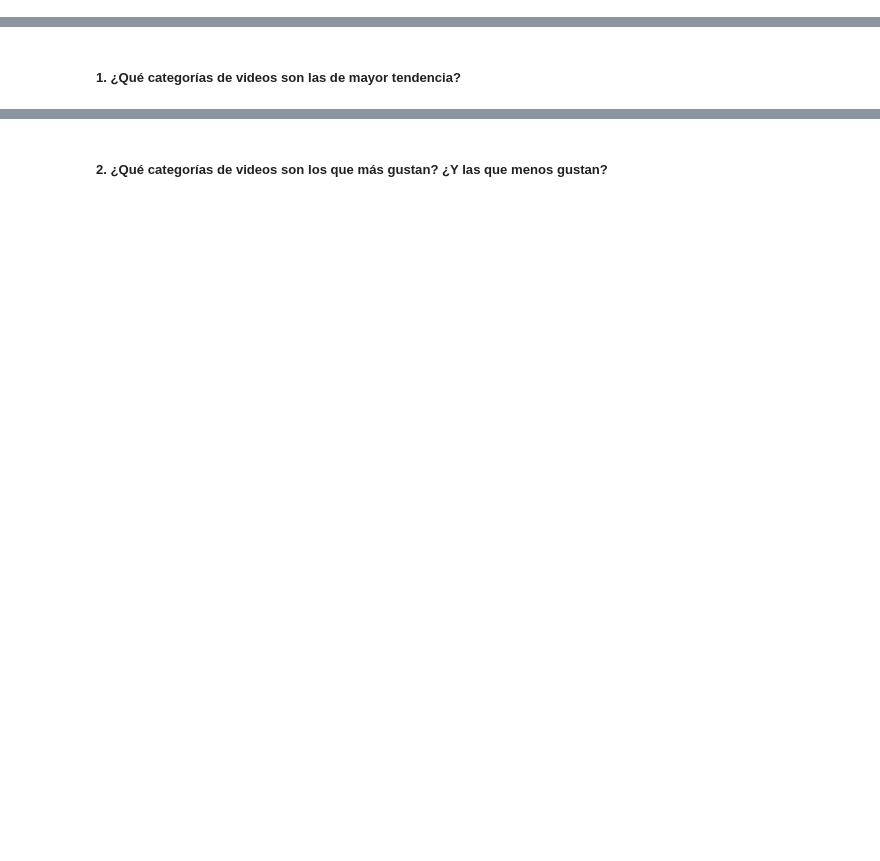
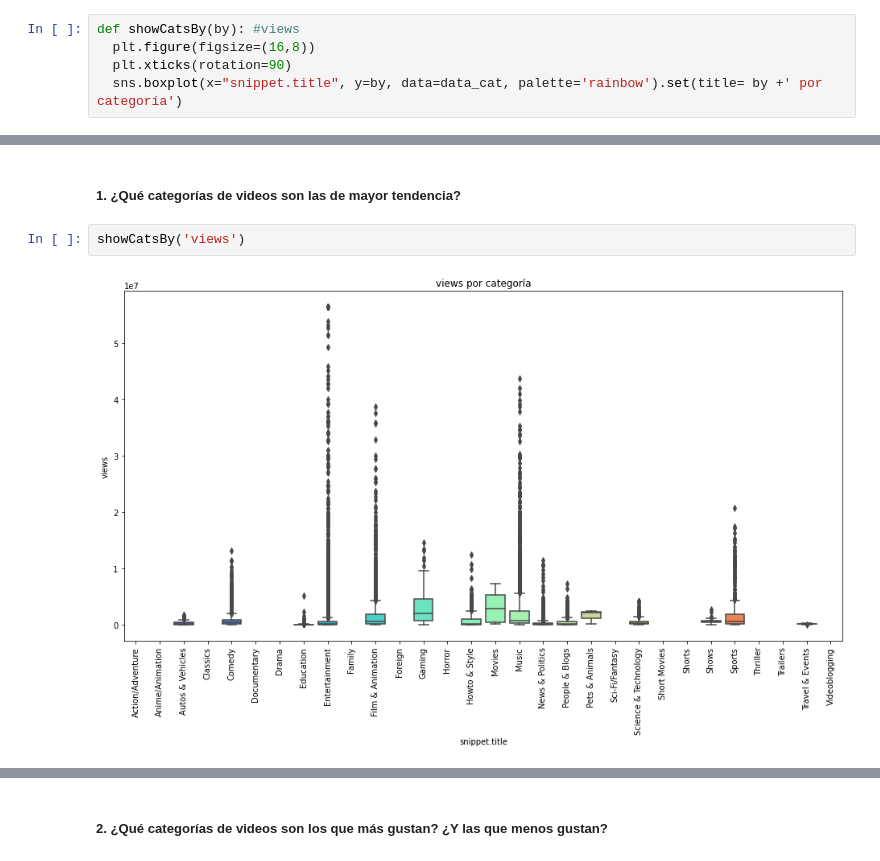
Before and after one commit to Adm-Info/EB-2022-1-CC50, a Jupyter notebook: code/EB-2022-1-CC50.ipynb, the cells around one changed output, grey strips where cells are left out. Saved outputs shown, nothing was run; the diff lists cells and outputs as text; blank space fills up the shorter version.

```diff
--- a/code/EB-2022-1-CC50.ipynb
+++ b/code/EB-2022-1-CC50.ipynb
@@ -335,0 +377,5 @@ data_cat.head()
+# %%
+def showCatsBy(by): #views
+  plt.figure(figsize=(16,8))
+  plt.xticks(rotation=90)
+  sns.boxplot(x="snippet.title", y=by, data=data_cat, palette='rainbow').set(title= by +' por categoría')
@@ -336,2 +393,6 @@ data_cat.head()
 # %% [markdown]
 ##### 1. ¿Qué categorías de videos son las de mayor tendencia?
+# %%
+showCatsBy('views')
+# %% [output]
+[figure, added]
```
Also changed, not shown: parts of 32 cells of this notebook.
